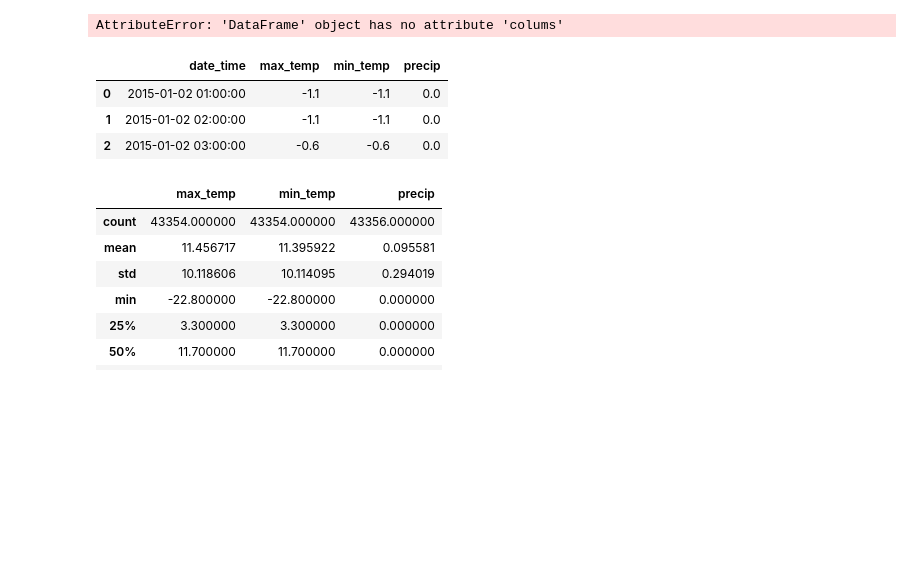
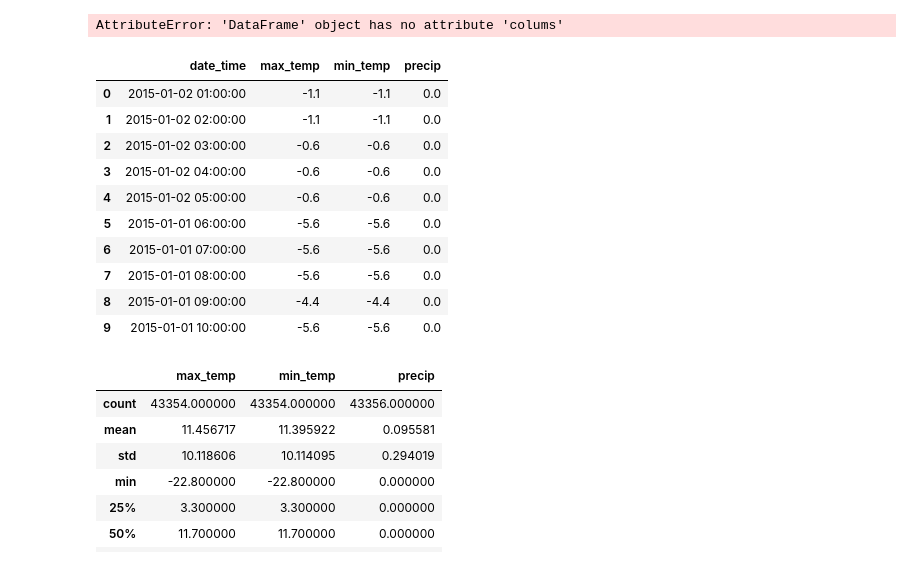
Before and after one commit to MoritzWagner13/Machine-Learning, a Jupyter notebook: Code.ipynb, the cells around one changed output. Saved outputs shown, nothing was run; the diff lists cells and outputs as text; code cells hidden in the pictures; blank space fills up the shorter version.

```diff
--- a/Code.ipynb
+++ b/Code.ipynb
@@ -77,12 +97,19 @@ weatherhour.colums #prob. not possible because data type is not an (python) obje
 # %% [output]
 AttributeError: 'DataFrame' object has no attribute 'colums'
 # %%
-weatherhour.head(3)
+weatherhour.head(10)
 # %% [output]
 |  | date_time | max_temp | min_temp | precip |
 | 0 | 2015-01-02 01:00:00 | -1.1 | -1.1 | 0.0 |
 | 1 | 2015-01-02 02:00:00 | -1.1 | -1.1 | 0.0 |
 | 2 | 2015-01-02 03:00:00 | -0.6 | -0.6 | 0.0 |
+| 3 | 2015-01-02 04:00:00 | -0.6 | -0.6 | 0.0 |
+| 4 | 2015-01-02 05:00:00 | -0.6 | -0.6 | 0.0 |
+| 5 | 2015-01-01 06:00:00 | -5.6 | -5.6 | 0.0 |
+| 6 | 2015-01-01 07:00:00 | -5.6 | -5.6 | 0.0 |
+| 7 | 2015-01-01 08:00:00 | -5.6 | -5.6 | 0.0 |
+| 8 | 2015-01-01 09:00:00 | -4.4 | -4.4 | 0.0 |
+| 9 | 2015-01-01 10:00:00 | -5.6 | -5.6 | 0.0 |
 # %%
 weatherhour.describe()
 # %% [output]
```
Also changed, not shown: parts of 7 cells of this notebook.
